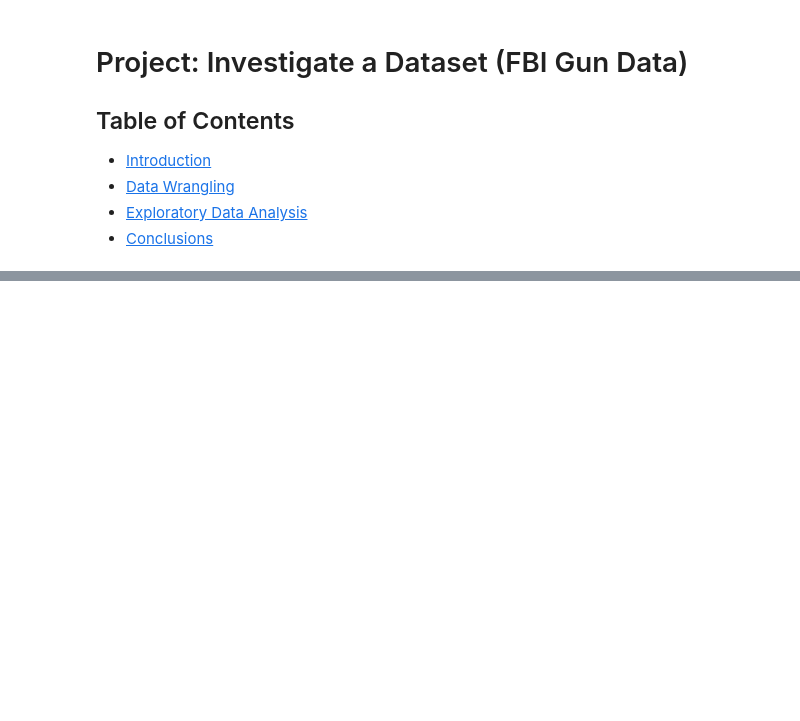
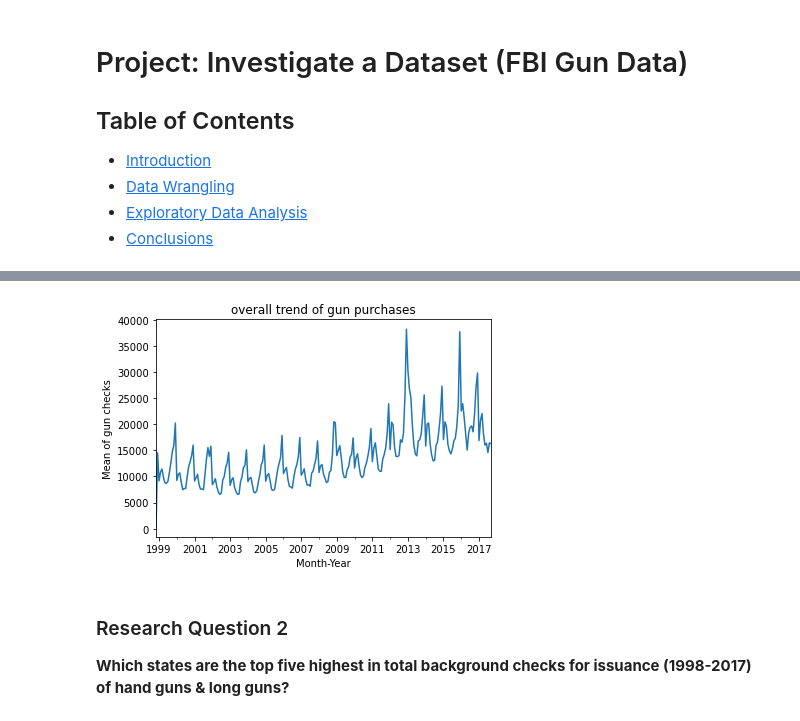
Before and after one commit to adeyisegun/FBI_Gun_Data, a Jupyter notebook: investigate_FBI_Gun_Data.ipynb, the cells around one changed output, grey strips where cells are left out. Cells and saved outputs as stored; diff of their text form; code cells hidden in the pictures; blank space fills up the shorter version.

Commit message:
Created visuals and conclusion - investigate_FBI_Gun_Data.ipynb

```diff
--- a/investigate_FBI_Gun_Data.ipynb
+++ b/investigate_FBI_Gun_Data.ipynb
@@ -94,0 +249,4 @@ gun_df.iloc()
+# %%
+# rename handgun coloumn for consistensy
+gun_df.rename(columns={ "handgun":  "hand_gun"}, inplace=True)
+gun_df.head()
@@ -94,0 +269,3 @@ gun_df.iloc()
+# %%
+# deal with null values - drop rows with null value
+gun_df.dropna(axis = 0, inplace=True)
@@ -94,0 +281,9 @@ gun_df.iloc()
+# %%
+# Convert columns to appropraite data types
+gun_df.info()
+gun_df['month'] = pd.to_datetime(gun_df.month)
+gun_df['month'] = gun_df['month'].dt.to_period('M')
+
+gun_df['hand_gun'] = gun_df['hand_gun'].astype(int)
+gun_df['long_gun'] = gun_df['long_gun'].astype(int)
+gun_df.info()
@@ -94,0 +308,4 @@ gun_df.iloc()
+# %%
+# Create a coloumn for total gun checks
+gun_df['total'] = gun_df['hand_gun'] + gun_df['long_gun']
+gun_df.head()
@@ -94,0 +325,10 @@ gun_df.iloc()
+# %%
+gun_df.groupby('month')['total'].mean().plot(kind = 'line')
+plt.title('overall trend of gun purchases')
+plt.xlabel('Month-Year')
+plt.ylabel('Mean of gun checks');
+# %% [output]
+[figure, added]
+# %% [markdown]
+### Research Question 2
+**Which states are the top five highest in total background checks for issuance (1998-2017) of hand guns & long guns?**
```
Also changed, not shown: parts of 61 cells of this notebook, 2 other files.
